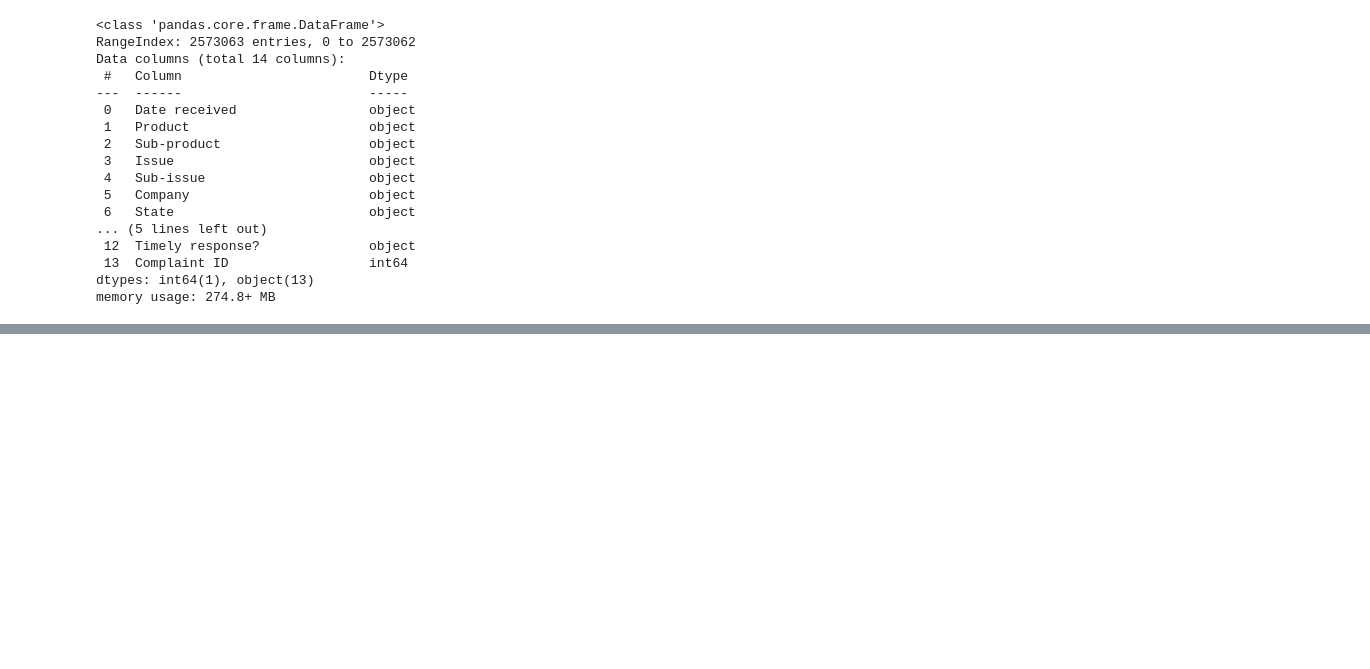
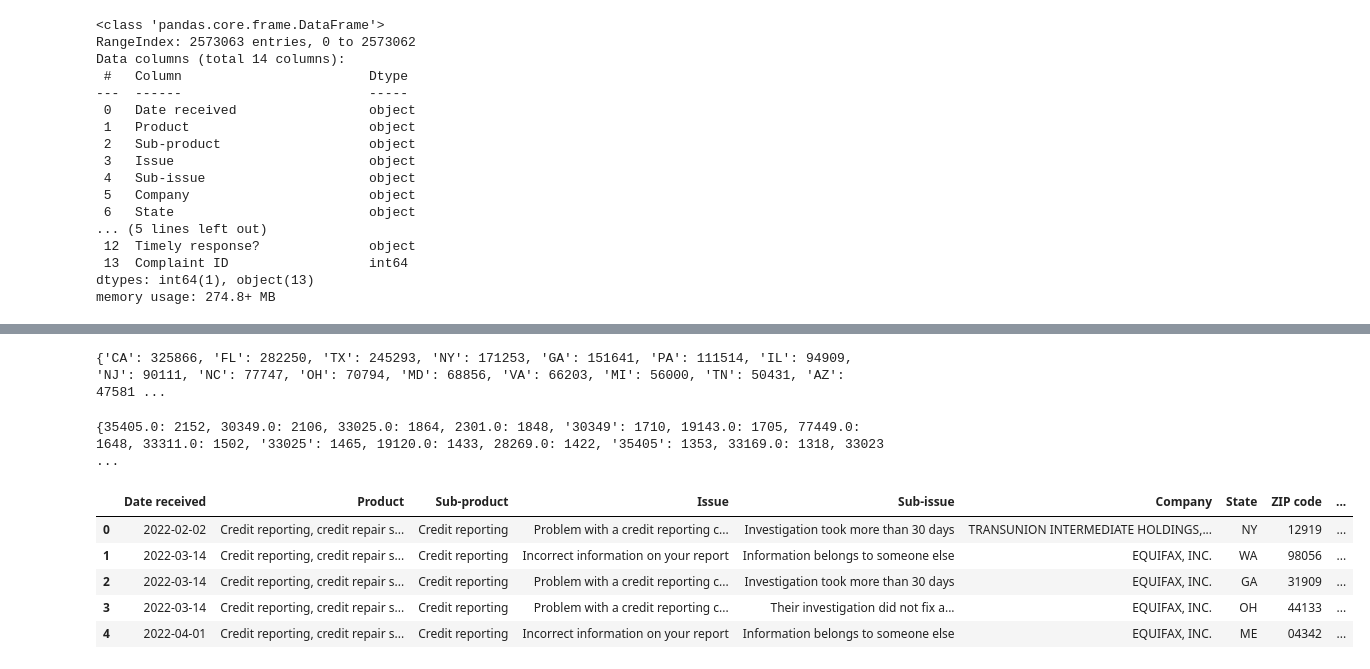
Before and after one commit to iiiirene-529/nlp-start-up, a Jupyter notebook: EDAV_Chenxi.ipynb, the cells around one changed output, grey strips where cells are left out. Cells and saved outputs as stored; diff of their text form; code cells hidden in the pictures; blank space fills up the shorter version.

```diff
--- a/EDAV_Chenxi.ipynb
+++ b/EDAV_Chenxi.ipynb
@@ -119,0 +145,2 @@ memory usage: 274.8+ MB
+# %%
+df['Sub-product']= df['Sub-product'].fillna('Credit reporting')
@@ -119,0 +152,25 @@ memory usage: 274.8+ MB
+# %%
+df['Sub-issue']= df['Sub-issue'].fillna('Information belongs to someone else')
+# %%
+counts4 = df['State'].value_counts().to_dict()
+print(counts4)
+# %% [output]
+{'CA': 325866, 'FL': 282250, 'TX': 245293, 'NY': 171253, 'GA': 151641, 'PA': 111514, 'IL': 94909, 'NJ': 90111, 'NC': 77747, 'OH': 70794, 'MD': 68856, 'VA': 66203, 'MI': 56000, 'TN': 50431, 'AZ': 47581 ...
+# %%
+df['State']= df['State'].fillna('CA')
+# %%
+counts5 = df['ZIP code'].value_counts().to_dict()
+print(counts5)
+# %% [output]
+{35405.0: 2152, 30349.0: 2106, 33025.0: 1864, 2301.0: 1848, '30349': 1710, 19143.0: 1705, 77449.0: 1648, 33311.0: 1502, '33025': 1465, 19120.0: 1433, 28269.0: 1422, '35405': 1353, 33169.0: 1318, 33023 ...
+# %%
+df['ZIP code']= df['ZIP code'].fillna('35405.0')
+# %%
+df.head()
+# %% [output]
+|  | Date received | Product | Sub-product | Issue | Sub-issue | Company | State | ZIP code | ... |
+| 0 | 2022-02-02 | Credit reporting, credit repair s... | Credit reporting | Problem with a credit reporting c... | Investigation took more than 30 days | TRANSUNION INTERMEDIATE HOLDINGS,... | NY | 12919 | ... |
+| 1 | 2022-03-14 | Credit reporting, credit repair s... | Credit reporting | Incorrect information on your report | Information belongs to someone else | EQUIFAX, INC. | WA | 98056 | ... |
+| 2 | 2022-03-14 | Credit reporting, credit repair s... | Credit reporting | Problem with a credit reporting c... | Investigation took more than 30 days | EQUIFAX, INC. | GA | 31909 | ... |
+| 3 | 2022-03-14 | Credit reporting, credit repair s... | Credit reporting | Problem with a credit reporting c... | Their investigation did not fix a... | EQUIFAX, INC. | OH | 44133 | ... |
+| 4 | 2022-04-01 | Credit reporting, credit repair s... | Credit reporting | Incorrect information on your report | Information belongs to someone else | EQUIFAX, INC. | ME | 04342 | ... |
```
Also changed, not shown: parts of 10 cells of this notebook.
